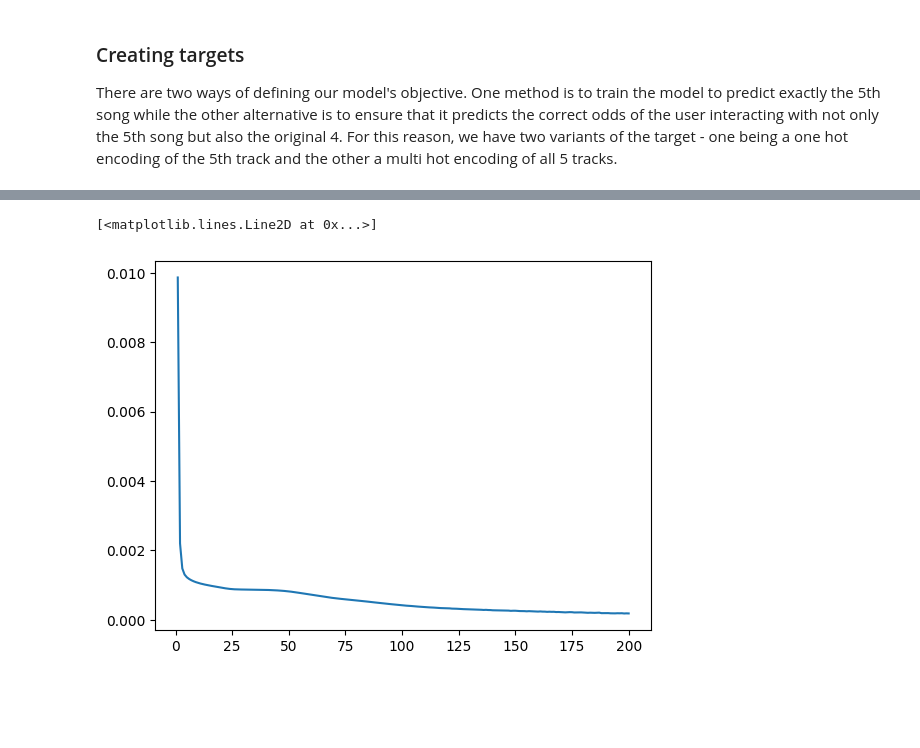
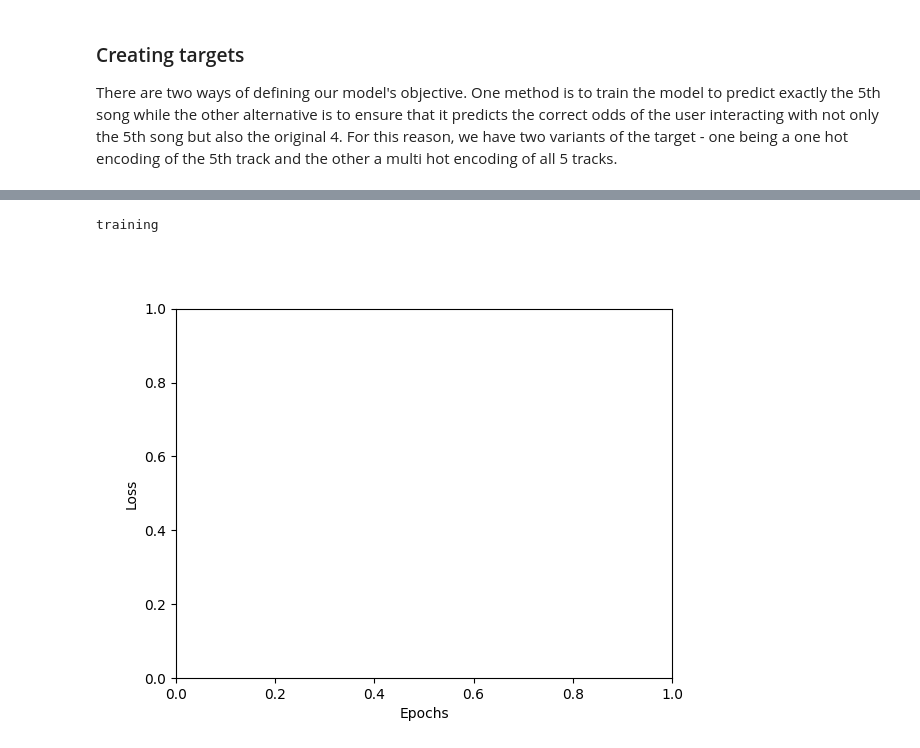
Before and after one commit to Trev241/sounds-like, a Jupyter notebook: notebook.ipynb, the cells around one changed output, grey strips where cells are left out. Cells and saved outputs as stored; diff of their text form; code cells hidden in the pictures; blank space fills up the shorter version.

```diff
--- a/notebook.ipynb
+++ b/notebook.ipynb
@@ -281,6 +409,6 @@ print(f"Using {device} device")
 # %%
 input_len = 4   # The number of favourite songs considered as input for each user
-embedding_dim = 3
+embedding_dim = 5
 # %%
 class RecommendationModel(nn.Module):
     def __init__(self, num_songs, embedding_dim):
@@ -307,23 +435,59 @@ model = RecommendationModel(num_songs, embedding_dim)
 loss_fn = nn.BCEWithLogitsLoss()
 lr = 0.001
 optimizer = optim.Adam(model.parameters(), lr=lr)
-# %%
-n_epochs = 200
-batch_size = 10
-loss_vals = []
-
-for epoch in range(n_epochs):
-    for i in range(0, len(model_input), batch_size):
-        batch = model_input[i:i + batch_size]
-        y_pred = model(batch)
-        y_batch = target_m[i: i + batch_size]
-        loss = loss_fn(y_pred, y_batch)
-        optimizer.zero_grad()
-        loss.backward()
-        optimizer.step()
-    loss_vals.append(loss.item())
-
-plt.plot([e + 1 for e in range(n_epochs)], loss_vals)
-# %% [output]
-[<matplotlib.lines.Line2D at 0x...>]
-[figure, removed]
+# %%
+%matplotlib widget
+n_epochs = 100
+batch_size = 10
+
+fig, ax = plt.subplots()
+x_data, y_data = [], []
+(line,) = ax.plot([], [], "r-", lw=2)
+loss_start = -1
+loss_queue = queue.Queue()
+
+ax.set_xlim(0, 1)
+ax.set_ylim(0, 1)
+ax.set_xlabel("Epochs")
+ax.set_ylabel("Loss")
+
+def update(frame):
+    while not loss_queue.empty():
+        loss = loss_queue.get()
+
+        x_data.append(len(y_data))
+        y_data.append(loss)
+        line.set_data(x_data, y_data)
+
+        # Adjust x-limits dynamically
+        ax.set_xlim(0, x_data[-1] + 1)
+        ax.set_ylim(0, max(y_data[-1], loss_start))
+
+    return line,
+
+def train():
+    global loss_start
+    global loss_queue
+
+    for _ in range(n_epochs):
+        for i in range(0, len(model_input), batch_size):
+            batch = model_input[i:i + batch_size]
+            y_pred = model(batch)
+            y_batch = target_m[i: i + batch_size]
+            loss = loss_fn(y_pred, y_batch)
+            optimizer.zero_grad()
+            loss.backward()
+            optimizer.step()
+
+        loss_queue.put(loss.item())
+        if loss_start == -1:
+            loss_start = loss.item()
+
+train_thread = threading.Thread(target=train, daemon=True)
+train_thread.start()
+
+ani = FuncAnimation(fig, update, frames=range(n_epochs), interval=100, blit=True)
+plt.show()
+# %% [output]
+training
+[figure, added]
```
Also changed, not shown: parts of 26 cells of this notebook, 4 other files.
